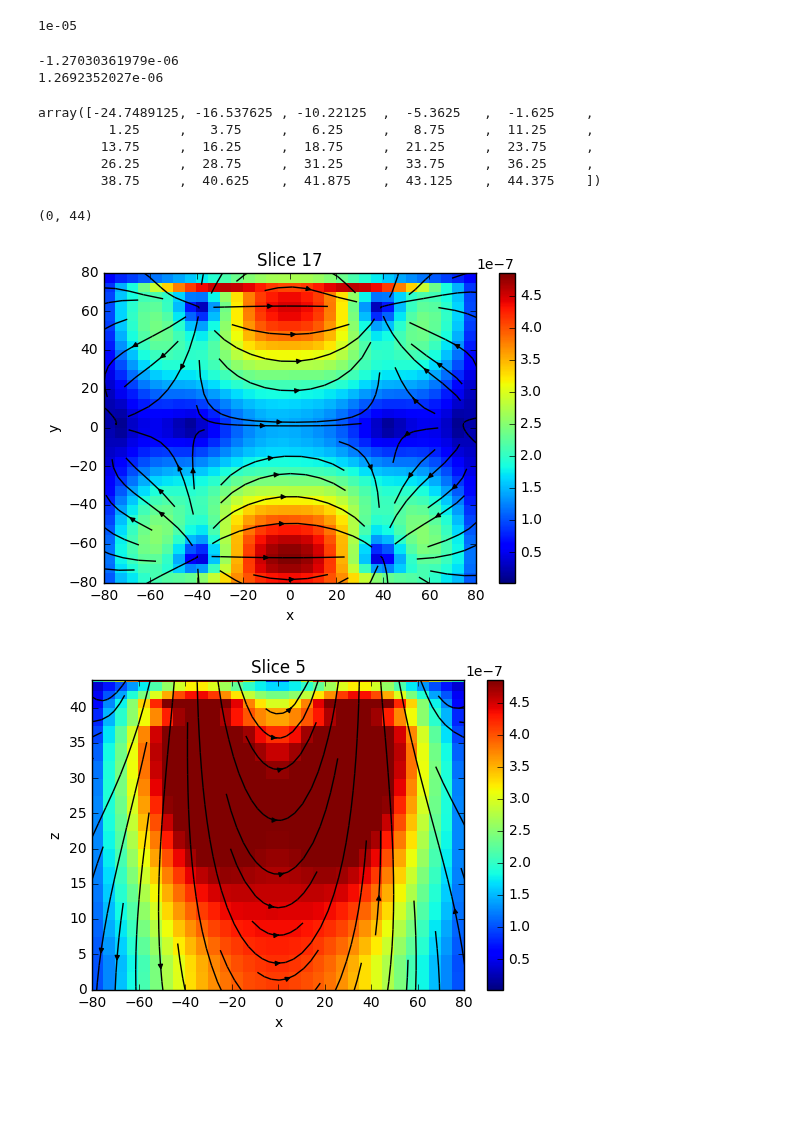
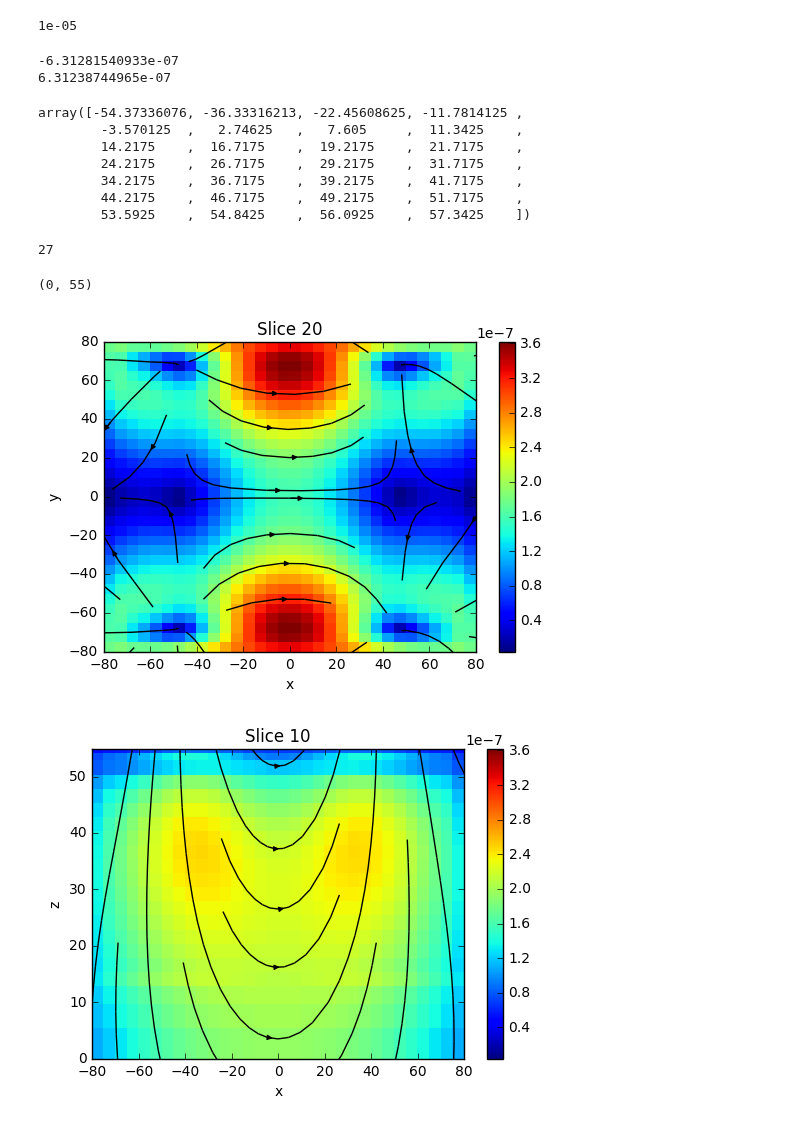
Before and after one commit to sgkang/DamGeophysics, a Jupyter notebook: notebook/Darcy_CurrentDensity.ipynb, the cells around one changed output. Drawn from its saved outputs; the diff is of its cells as text; code cells hidden in the pictures; blank space fills up the shorter version.

```diff
--- a/notebook/Darcy_CurrentDensity.ipynb
+++ b/notebook/Darcy_CurrentDensity.ipynb
@@ -10,9 +10,10 @@ Populating the interactive namespace from numpy and matplotlib
 # Generate 3D mesh
 csx, csy, csz = 5., 5., 2.5
 ncx, ncy, ncz = 30, 30, 20
-hx = [(csx, 5, -1.3), (csx, ncx), (csx, 5, 1.3)]
-hy = [(csy, 5, -1.3), (csy, ncy), (csy, 5, -1.3),]
-hz = [(csz, 5, -1.3), (csz, ncz-4), (csz/2., 4)]
+npad = 8
+hx = [(csx, npad, -1.3), (csx, ncx), (csx, npad, 1.3)]
+hy = [(csy, npad, -1.3), (csy, ncy), (csy, npad, 1.3),]
+hz = [(csz, npad, -1.3), (csz, ncz-4), (csz/2., 4)]
 mesh = Mesh.TensorMesh([hx, hy, hz], "CC0")
 mesh._x0 = np.r_[mesh.x0[0], mesh.x0[1], -mesh.hz[:5].sum()]
 # Generate Darcy problem
@@ -132,9 +133,10 @@ q = src.eval(prb)
 # %%
 # print mesh
 # %%
-prb = SP.Problem_CC(mesh, sigma=sigma, jsMap=Maps.IdentityMap(nP=mesh.nC*3), Solver=PardisoSolver)
+wires = Maps.Wires(('jsx', mesh.nC), ('jsy', mesh.nC), ('jsz', mesh.nC))
+prb = SP.Problem_CC(mesh, sigma=sigma, jsxMap=wires.jsx, jsyMap=wires.jsy, jszMap=wires.jsz, Solver=PardisoSolver)
 rx = SP.Rx.Dipole(xyzN, xyzM)
-src = SP.Src.StreamingCurrents([rx], L=np.ones(mesh.nC)*L0, mesh=mesh, modelType="CurrentDensity")
+src = SP.Src.StreamingCurrents([rx], L=np.ones(mesh.nC), mesh=mesh, modelType="CurrentDensity")
 survey = SP.Survey([src])
 survey.pair(prb)
 # %%
@@ -164,5 +166,5 @@ plt.colorbar(out[0])
 # %%
-depthweight = 1./ ((abs(mesh.gridCC[:,2]-mesh.vectorCCz[-1])+0.5)**0.8)
+depthweight = 1./ ((abs(mesh.gridCC[:,2]-mesh.vectorCCz[-1])+0.5)**1.)
 depthweight /= depthweight.max()
 # %%
 out = mesh.plotSlice(np.log10(depthweight), grid=True, normal="Y", ind=8)
@@ -180,19 +182,18 @@ from SimPEG.EM.Static.SIP.Regularization import MultiRegularization
 from SimPEG import (Mesh, Maps, Utils, DataMisfit, Regularization,
                     Optimization, Inversion, InvProblem, Directives)
 survey.std = 0.
-survey.eps = abs(dobs).max() * 0.03
+survey.eps = abs(dobs).max() * 0.05
 survey.dobs = dobs
 
 dmisfit = DataMisfit.l2_DataMisfit(survey)
 regmap = Maps.IdentityMap(nP = mesh.nC*3)
 reg = MultiRegularization(mesh, mapping=regmap ,nModels=3)
-# reg.cell_weights = depthweight/depthweight
-reg.wght = depthweight
+reg.cell_weights = depthweight
 reg.alpha_s = 1.
-reg.alpha_x = 1.
-reg.alpha_y = 1.
-reg.alpha_z = 1.
-opt = Optimization.ProjectedGNCG(maxIter=100, tolX=1e-20, tolF=1e-20)
+reg.alpha_x = 0.
+reg.alpha_y = 0.
+reg.alpha_z = 0.
+opt = Optimization.InexactGaussNewton(maxIter=100, tolX=1e-20, tolF=1e-20)
 opt.maxIterLS = 20
 IRLS = Directives.Update_IRLS(norms=([0.,1.,1.,1.]),
                                      eps=None, f_min_change=1e-3,
@@ -203,7 +204,7 @@ target = Directives.TargetMisfit()
 # Create an inversion object
 beta = Directives.BetaSchedule(coolingFactor=5, coolingRate=3)
 betaest = Directives.BetaEstimate_ByEig()
-betaest.beta0_ratio = 1e-8
+betaest.beta0_ratio = 1e-10
 # updateprecond = Directives.Update_lin_PreCond()
 # inv = Inversion.BaseInversion(invProb, directiveList=[betaest, updateprecond, IRLS])
 inv = Inversion.BaseInversion(invProb, directiveList=[beta, betaest, target])
@@ -275,29 +275,35 @@ temp = np.sort(abs(mopt))
 print mopt.min()
 print mopt.max()
 # %% [output]
--1.27030361979e-06
-1.2692352027e-06
+-6.31281540933e-07
+6.31238744965e-07
 # %%
 mesh.vectorCCz
 # %% [output]
-array([-24.7489125, -16.537625 , -10.22125  ,  -5.3625   ,  -1.625    ,
-         1.25     ,   3.75     ,   6.25     ,   8.75     ,  11.25     ,
-        13.75     ,  16.25     ,  18.75     ,  21.25     ,  23.75     ,
-        26.25     ,  28.75     ,  31.25     ,  33.75     ,  36.25     ,
-        38.75     ,  40.625    ,  41.875    ,  43.125    ,  44.375    ])
+array([-54.37336076, -36.33316213, -22.45608625, -11.7814125 ,
+        -3.570125  ,   2.74625   ,   7.605     ,  11.3425    ,
+        14.2175    ,  16.7175    ,  19.2175    ,  21.7175    ,
+        24.2175    ,  26.7175    ,  29.2175    ,  31.7175    ,
+        34.2175    ,  36.7175    ,  39.2175    ,  41.7175    ,
+        44.2175    ,  46.7175    ,  49.2175    ,  51.7175    ,
+        53.5925    ,  54.8425    ,  56.0925    ,  57.3425    ])
+# %%
+mesh.vnC[2]-1
+# %% [output]
+27
 # %%
-out = mesh.plotSlice(mopt, view='vec', vType="CCv", ind=17)
+out = mesh.plotSlice(mopt, view='vec', vType="CCv", ind=20)
 plt.colorbar(out[0])
 plt.xlim(-80, 80)
 plt.ylim(-80, 80)
-mesh.plotSlice(mopt, view='vec', vType="CCv", normal="Y", clim=out[0].get_clim(), ind=5)
+mesh.plotSlice(mopt, view='vec', vType="CCv", normal="Y", ind=10)
 plt.colorbar(out[0])
 plt.xlim(-80, 80)
-plt.ylim(0, 44)
+plt.ylim(0, 55)
 # %% [output]
-(0, 44)
+(0, 55)
-[figure, old version]
+[figure, new version]
-[figure, old version]
+[figure, new version]
 # %%
 # plt.plot(survey.dobs)
 # plt.plot(invProb.dpred)
```
Also changed, not shown: parts of 15 cells of this notebook, 13 other files.
